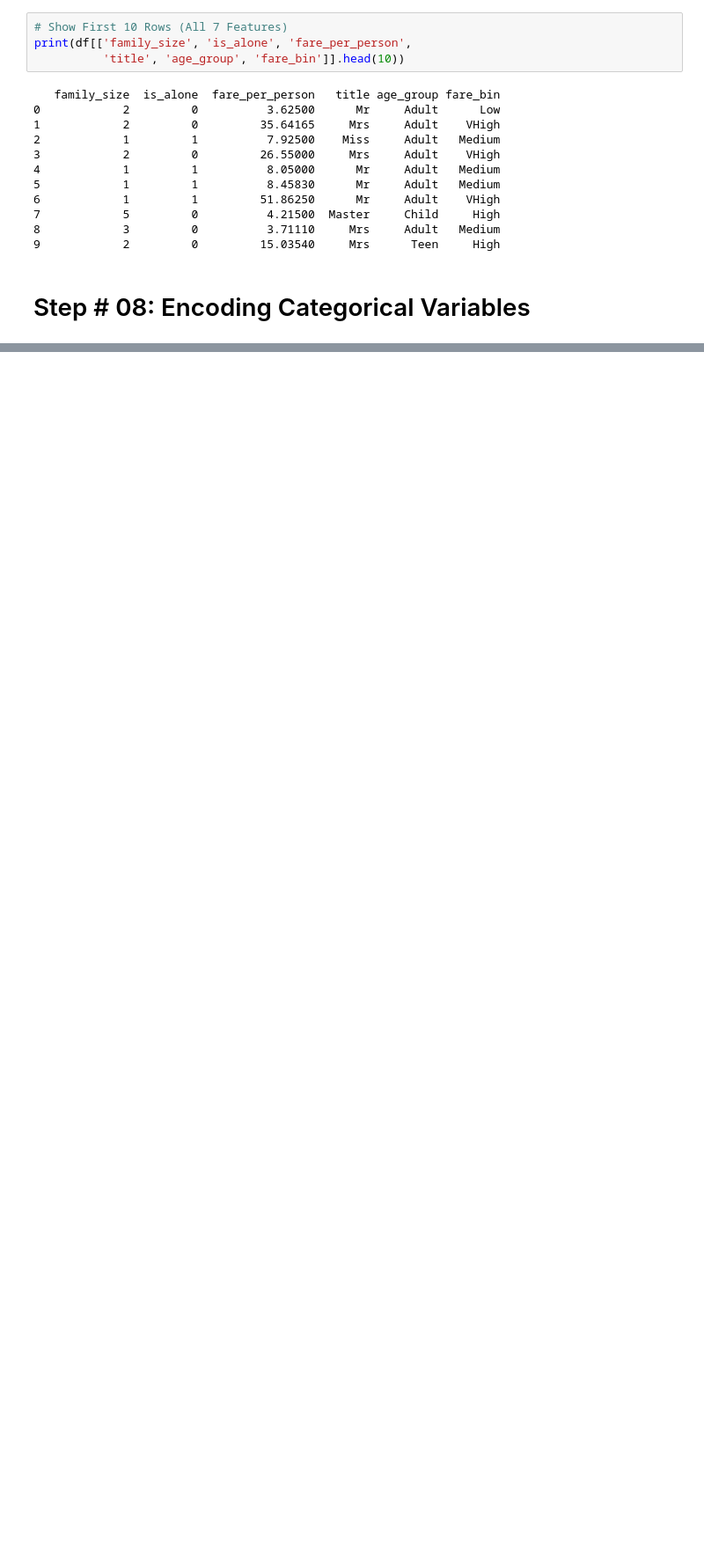
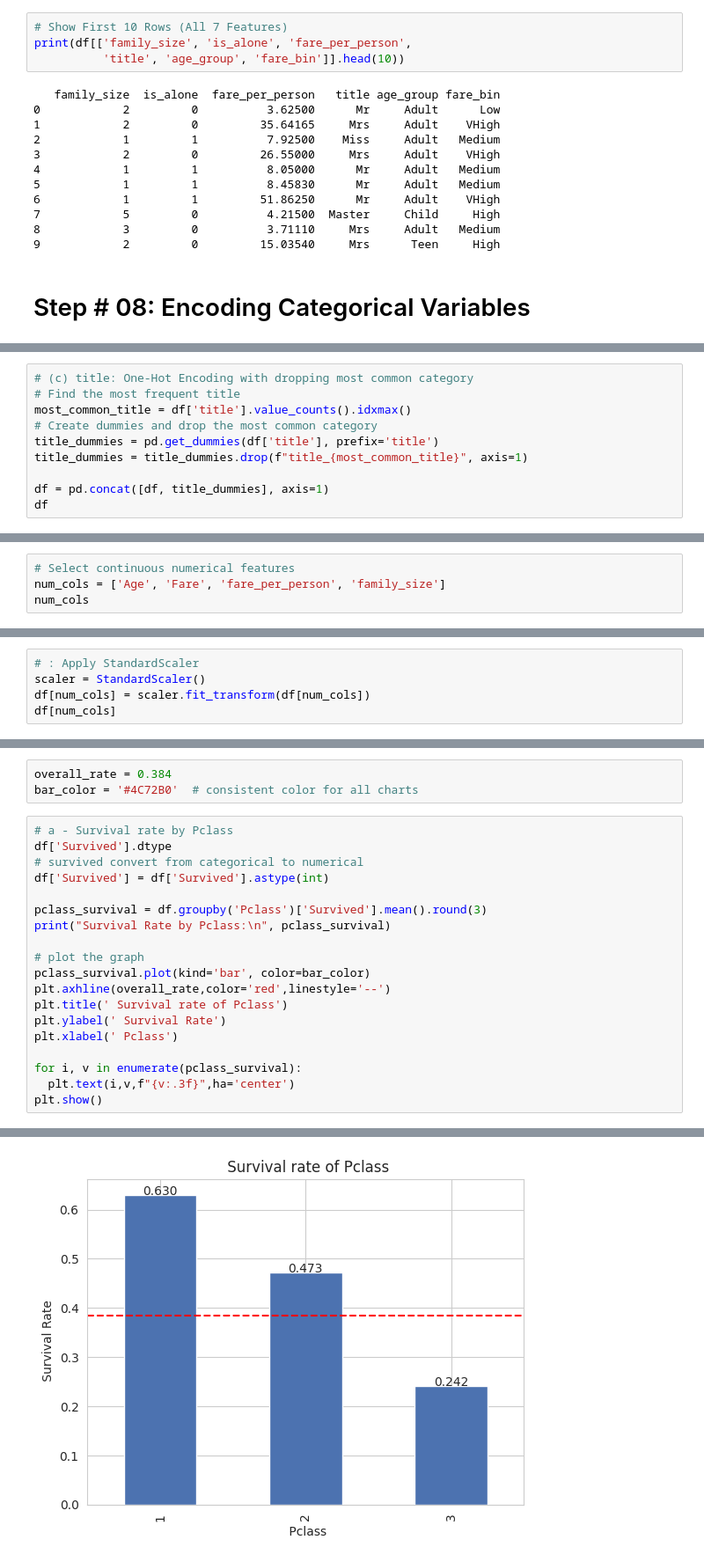
Before and after one commit to Muhammad0407/AIML-Internship-Week2-Muhammad-Luqman, a Jupyter notebook: Week_02.ipynb, the cells around one changed output, grey strips where cells are left out. Shown at 88% size. Cells and saved outputs as stored; diff of their text form; blank space fills up the shorter version.

```diff
--- a/Week_02.ipynb
+++ b/Week_02.ipynb
@@ -830,0 +886,10 @@ print(df[['family_size', 'is_alone', 'fare_per_person',
+# %%
+# (c) title: One-Hot Encoding with dropping most common category
+# Find the most frequent title
+most_common_title = df['title'].value_counts().idxmax()
+# Create dummies and drop the most common category
+title_dummies = pd.get_dummies(df['title'], prefix='title')
+title_dummies = title_dummies.drop(f"title_{most_common_title}", axis=1)
+
+df = pd.concat([df, title_dummies], axis=1)
+df
@@ -830,0 +951,4 @@ print(df[['family_size', 'is_alone', 'fare_per_person',
+# %%
+# Select continuous numerical features
+num_cols = ['Age', 'Fare', 'fare_per_person', 'family_size']
+num_cols
@@ -830,0 +969,5 @@ print(df[['family_size', 'is_alone', 'fare_per_person',
+# %%
+# : Apply StandardScaler
+scaler = StandardScaler()
+df[num_cols] = scaler.fit_transform(df[num_cols])
+df[num_cols]
@@ -830,0 +1032,23 @@ print(df[['family_size', 'is_alone', 'fare_per_person',
+# %%
+overall_rate = 0.384
+bar_color = '#4C72B0'  # consistent color for all charts
+# %%
+# a - Survival rate by Pclass
+df['Survived'].dtype
+# survived convert from categorical to numerical
+df['Survived'] = df['Survived'].astype(int)
+
+pclass_survival = df.groupby('Pclass')['Survived'].mean().round(3)
+print("Survival Rate by Pclass:\n", pclass_survival)
+
+# plot the graph
+pclass_survival.plot(kind='bar', color=bar_color)
+plt.axhline(overall_rate,color='red',linestyle='--')
+plt.title(' Survival rate of Pclass')
+plt.ylabel(' Survival Rate')
+plt.xlabel(' Pclass')
+
+for i, v in enumerate(pclass_survival):
+  plt.text(i,v,f"{v:.3f}",ha='center')
+plt.show()
+# %% [output]
@@ -830,0 +1061 @@ print(df[['family_size', 'is_alone', 'fare_per_person',
+[figure, added]
```
Also changed, not shown: parts of 62 cells of this notebook, 1 other file.
